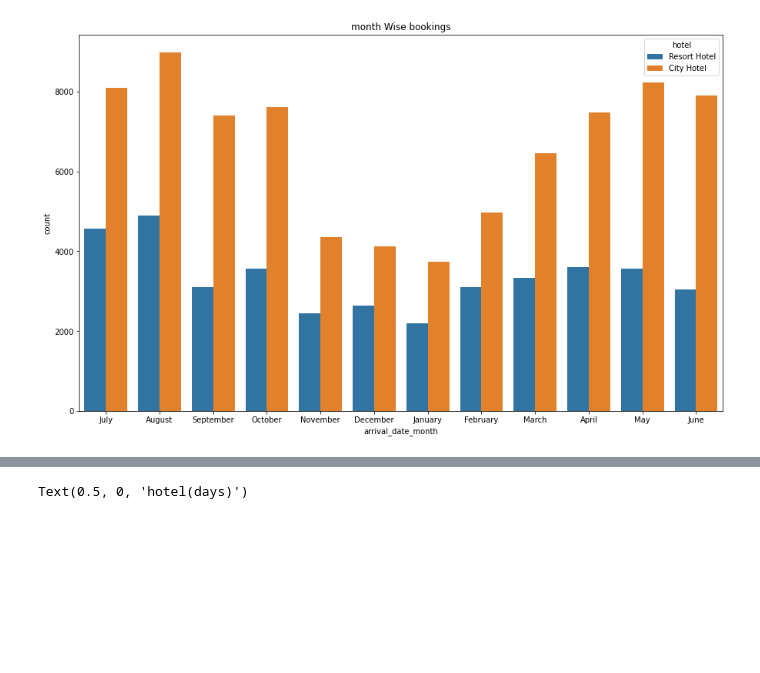
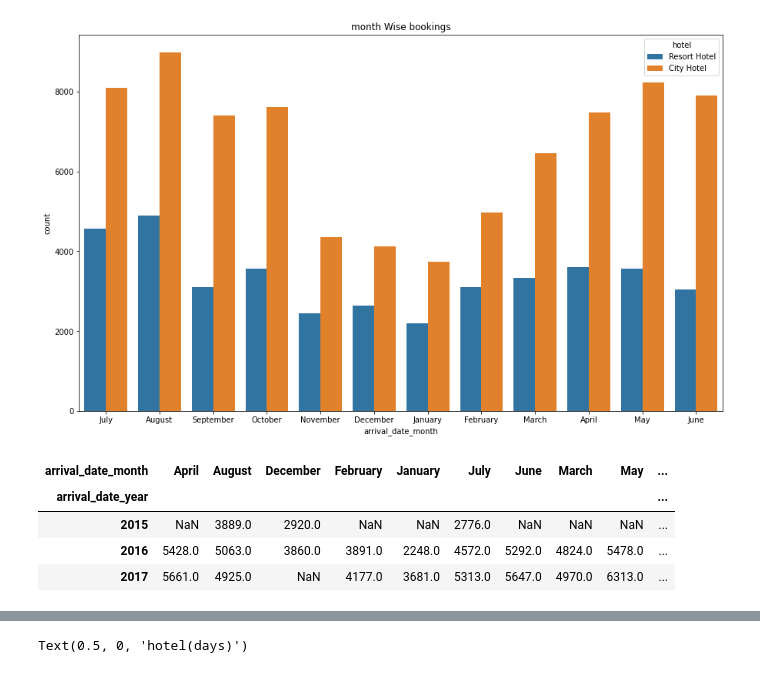
Before and after one commit to SumitAwagan123/hotel-booking-analysis-, a Jupyter notebook: Sumit_Awagan_Hotel_Booking_Analysis_Capstone_Project.ipynb, the cells around one changed output, grey strips where cells are left out. Saved outputs shown, nothing was run; the diff lists cells and outputs as text; code cells hidden in the pictures; blank space fills up the shorter version.

```diff
--- a/Sumit_Awagan_Hotel_Booking_Analysis_Capstone_Project.ipynb
+++ b/Sumit_Awagan_Hotel_Booking_Analysis_Capstone_Project.ipynb
@@ -159,0 +145,8 @@ Text(0.5, 1.0, 'month Wise bookings')
+# %%
+suitable_booking_year
+# %% [output]
+| arrival_date_month | April | August | December | February | January | July | June | March | May | ... |
+| arrival_date_year |  |  |  |  |  |  |  |  |  | ... |
+| 2015 | NaN | 3889.0 | 2920.0 | NaN | NaN | 2776.0 | NaN | NaN | NaN | ... |
+| 2016 | 5428.0 | 5063.0 | 3860.0 | 3891.0 | 2248.0 | 4572.0 | 5292.0 | 4824.0 | 5478.0 | ... |
+| 2017 | 5661.0 | 4925.0 | NaN | 4177.0 | 3681.0 | 5313.0 | 5647.0 | 4970.0 | 6313.0 | ... |
```
Also changed, not shown: parts of 11 cells of this notebook.
